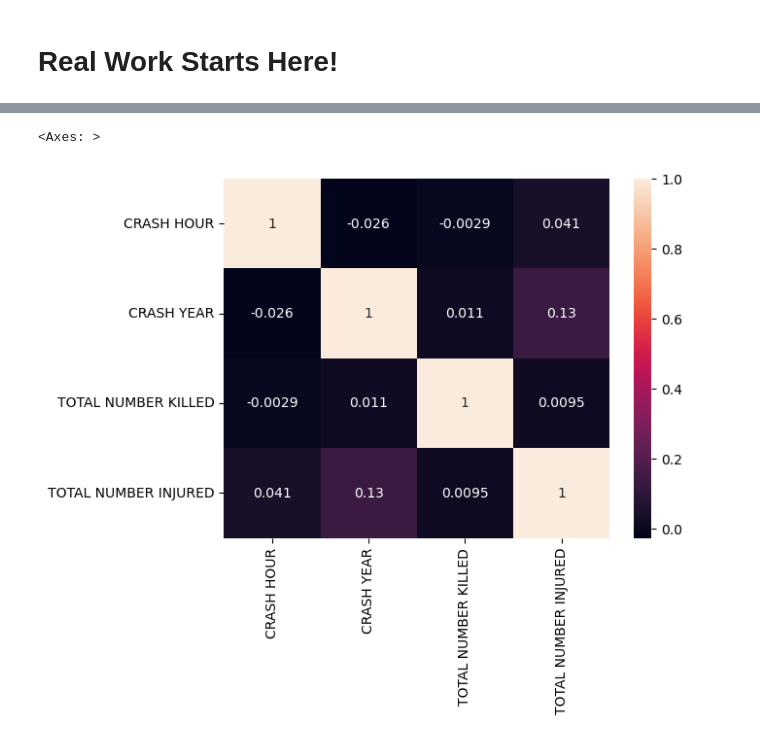
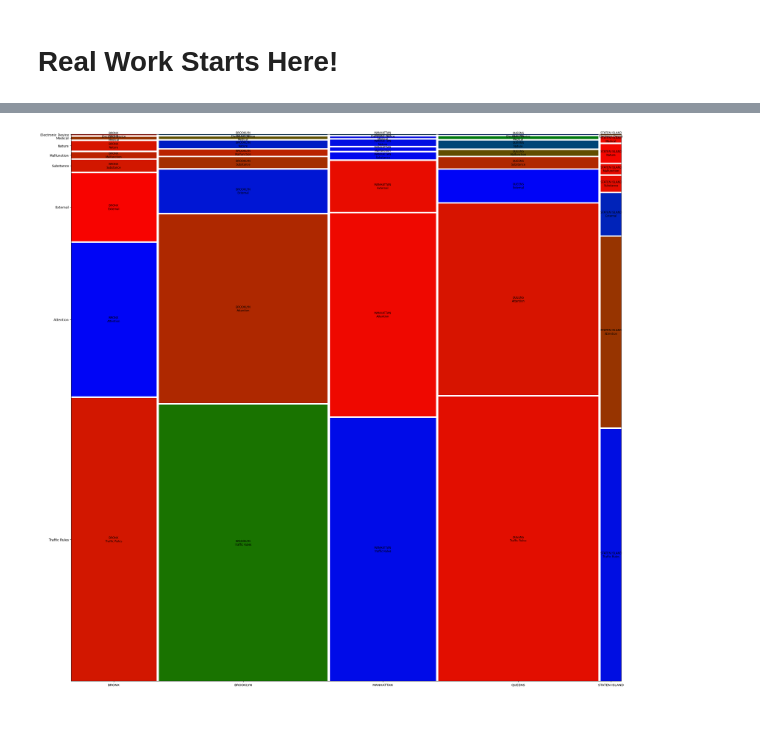
Before and after one commit to NedKost/MS-AAI-500-Team-Project, a Jupyter notebook: Pawan/Pawan_Borough_Analysis.ipynb, the cells around one changed output, grey strips where cells are left out. Cells and saved outputs as stored; diff of their text form; code cells hidden in the pictures.

```diff
--- a/Pawan/Pawan_Borough_Analysis.ipynb
+++ b/Pawan/Pawan_Borough_Analysis.ipynb
@@ -395,8 +359,9 @@ Text(0.5, 1.0, 'Staten Island')
-# %%
-MVC['CRASH HOUR'] = MVC['CRASH TIME'].dt.hour
-MVC['CRASH YEAR'] = MVC['CRASH DATE'].dt.year
-MVC_Corr = MVC[['CRASH HOUR', 'CRASH YEAR', 'TOTAL NUMBER KILLED', 'TOTAL NUMBER INJURED']].dropna().corr()
-sns.heatmap(MVC_Corr, annot=True)
-# %% [output]
-<Axes: >
-[figure, removed]
+# %%
+MVC_Copy = MVC.copy()
+
+from statsmodels.graphics.mosaicplot import mosaic
+fig, axs = plt.subplots(1,1,figsize=(30,30))
+mosaic(MVC.sort_values('BOROUGH'), ['BOROUGH', 'CAUSE CATEGORY'], statistic=True, ax=axs)
+plt.show()
+# %% [output]
+[figure, added]
```
Also changed, not shown: parts of 23 cells of this notebook.
